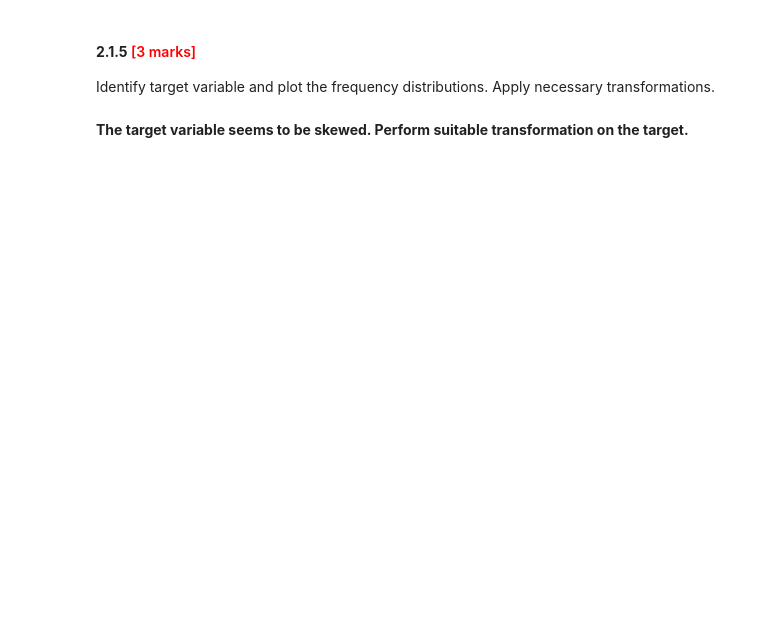
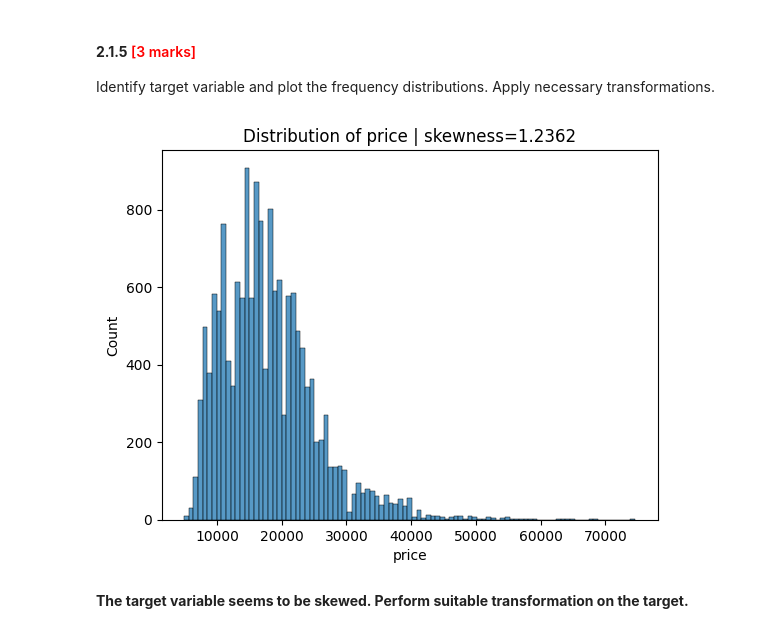
Before and after one commit to shaloy-lewis/Car_Price_Prediction, a Jupyter notebook: RR_Car_Price_Prediction_Shaloy_Lewis.ipynb, the cells around one changed output. Drawn from its saved outputs; the diff is of its cells as text; code cells hidden in the pictures; blank space fills up the shorter version.

```diff
--- a/RR_Car_Price_Prediction_Shaloy_Lewis.ipynb
+++ b/RR_Car_Price_Prediction_Shaloy_Lewis.ipynb
@@ -233,2 +334,11 @@ Identify target variable and plot the frequency distributions. Apply necessary t
+# %%
+# Plot histograms for target feature
+price_skewness = round(df[TARGET].skew()[0], 4)
+
+sns.histplot(data=df, x=TARGET[0])
+plt.title(f'Distribution of {TARGET[0]} | skewness={price_skewness}')
+plt.show()
+# %% [output]
+[figure, added]
 # %% [markdown]
 **The target variable seems to be skewed. Perform suitable transformation on the target.**
```
Also changed, not shown: parts of 112 cells of this notebook.
